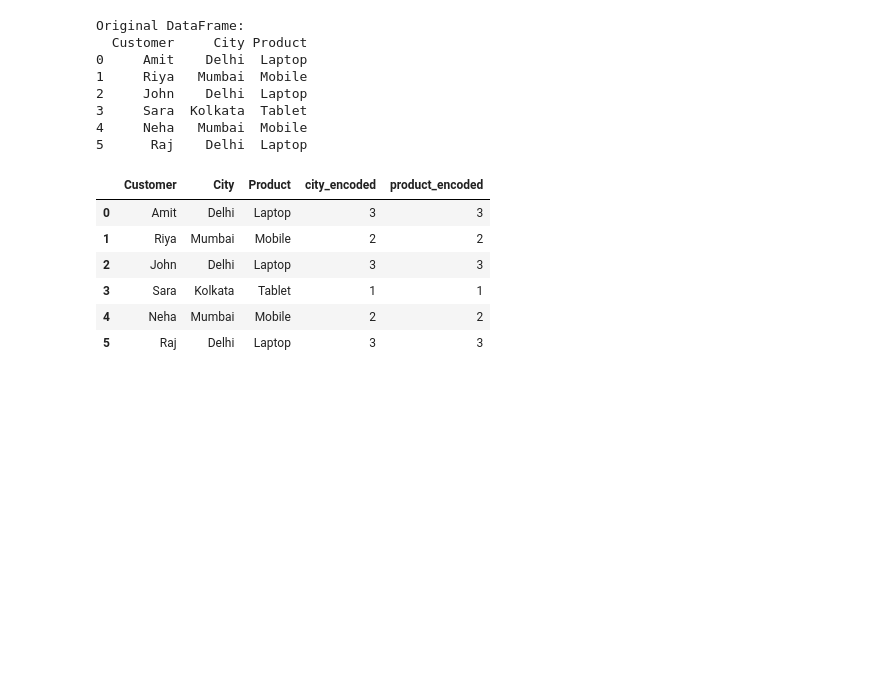
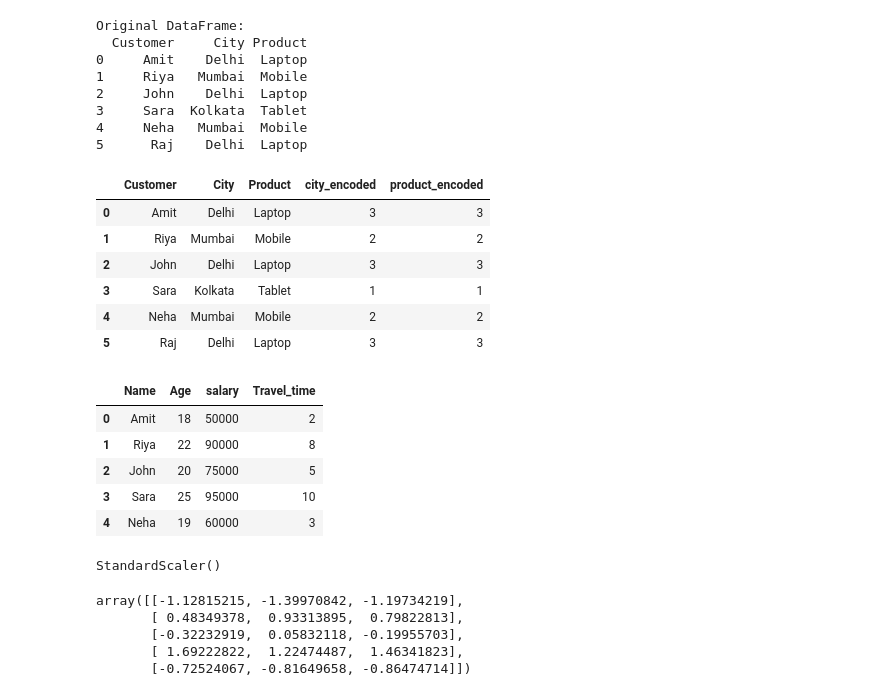
Before and after one commit to datanalytics90/PythonProjects, a Jupyter notebook: Encoding and Scaling.ipynb, the cells around one changed output. Drawn from its saved outputs; the diff is of its cells as text; code cells hidden in the pictures; blank space fills up the shorter version.

```diff
--- a/Encoding and Scaling.ipynb
+++ b/Encoding and Scaling.ipynb
@@ -151,3 +151,40 @@ df4
 | 3 | Sara | Kolkata | Tablet | 1 | 1 |
 | 4 | Neha | Mumbai | Mobile | 2 | 2 |
 | 5 | Raj | Delhi | Laptop | 3 | 3 |
+# %%
+#Scaling - It's scale all the feature on same scale
+#Standardzation - We convert the data set in such a manner that the mean value becomes zero and SD becomes 1
+import pandas as pd
+
+df = pd.DataFrame({
+    "Name": ["Amit", "Riya", "John", "Sara", "Neha"],
+    "Age": [18, 22, 20, 25, 19],
+    "salary": [50000, 90000, 75000, 95000, 60000],
+    "Travel_time": [2, 8, 5, 10, 3]
+})
+
+df
+# %% [output]
+|  | Name | Age | salary | Travel_time |
+| 0 | Amit | 18 | 50000 | 2 |
+| 1 | Riya | 22 | 90000 | 8 |
+| 2 | John | 20 | 75000 | 5 |
+| 3 | Sara | 25 | 95000 | 10 |
+| 4 | Neha | 19 | 60000 | 3 |
+# %%
+#import standardscaler from sklearn
+from sklearn.preprocessing import StandardScaler
+#Create the object for StandardScaler
+ss=StandardScaler()
+ss
+# %% [output]
+StandardScaler()
+# %%
+scaled_data=ss.fit_transform(df[["Age","salary","Travel_time"]])
+scaled_data    #Array form
+# %% [output]
+array([[-1.12815215, -1.39970842, -1.19734219],
+       [ 0.48349378,  0.93313895,  0.79822813],
+       [-0.32232919,  0.05832118, -0.19955703],
+       [ 1.69222822,  1.22474487,  1.46341823],
+       [-0.72524067, -0.81649658, -0.86474714]])
```
Also changed, not shown: parts of 15 cells of this notebook, 12 other files.
